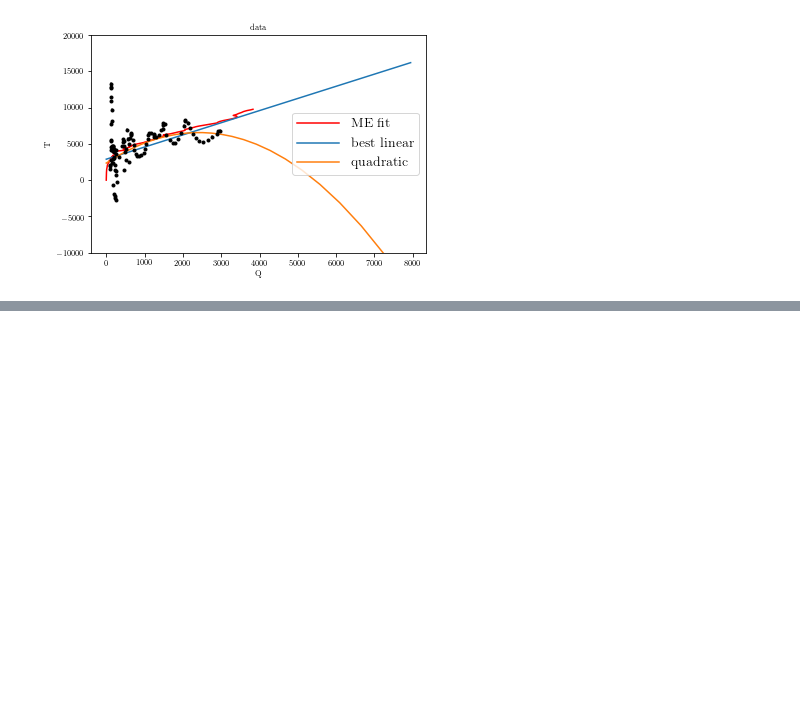
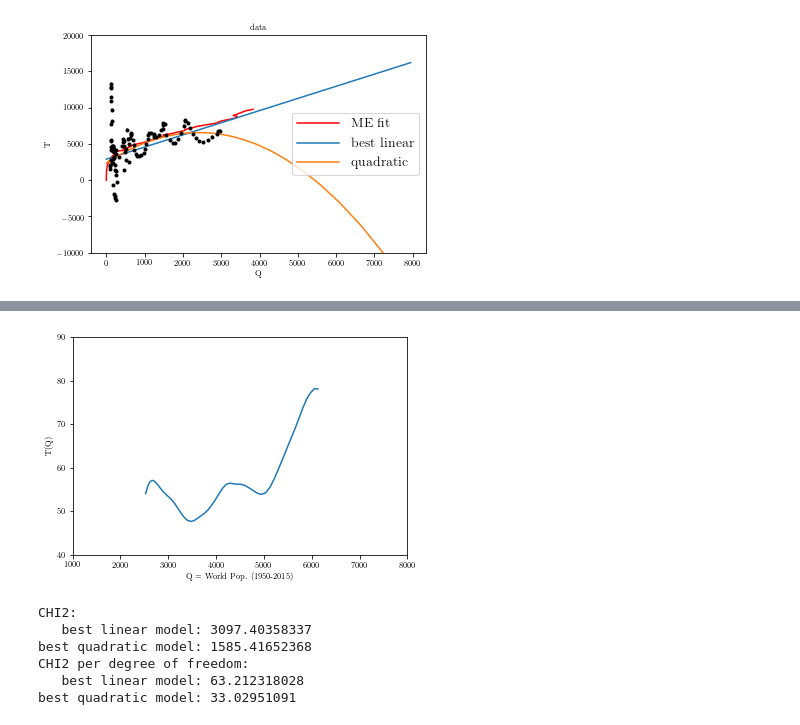
Before and after one commit to Ragadeepika-Pucha/astr-324-s17, a Jupyter notebook: notebooks/Extras-economics.ipynb, the cells around one changed output, grey strips where cells are left out. Saved outputs shown, nothing was run; the diff lists cells and outputs as text; code cells hidden in the pictures; blank space fills up the shorter version.

```diff
--- a/notebooks/Extras-economics.ipynb
+++ b/notebooks/Extras-economics.ipynb
@@ -231,0 +261,58 @@ ax.set_ylim(-10000, 20000)
+# %%
+# qiven t and Q, T(Q) = 1/[d(lnQ)/dt]
+def getGrowthTime2(t, Q):
+    dQdt = 0*Q
+    for i in range(0, Q.size-1):
+        dQdt[i] = (Q[i+1]-Q[i])/(t[i+1]-t[i])
+    dlnQdt = dQdt / Q
+    dlnQdt[Q.size-1] = dlnQdt[Q.size-2]
+    return 1.0/dlnQdt
+# %%
+# let's plot T(Q)
+time = year - year[0]
+T = getGrowthTime2(time, wp)
+# plot
+fig, ax = plt.subplots()
+ax.plot(wp, T)
+ax.set(xlabel='Q = World Pop. (1950-2015)', ylabel='T(Q)')
+ax.set_xlim(1000, 8000)
+ax.set_ylim(40, 90)
+ax.legend(loc='best', fontsize=14)
+# %% [output]
+[figure, added]
+# %%
+# a problem: what is error for T?
+# ansatz for now: constant 1% error plus systematic error
+Terr = 0.01*np.abs(T) + 0.1
+data = wp, T, Terr
+
+# get best-fit parameters for linear, quadratic and cubic models
+theta1 = best_theta(1, data=data)
+theta2 = best_theta(2, data=data)
+
+# generate best fit lines on a fine grid
+xfit = np.linspace(2000, 8000, 100)
+yfit1 = polynomial_fit(theta1, xfit)
+yfit2 = polynomial_fit(theta2, xfit)
+
+# and compute chi2 per degree of freedom: sum{[(y-yfit)/sigma_y]^2}
+chi21 = np.sum(((T-polynomial_fit(theta1, wp))/Terr)**2)
+chi22 = np.sum(((T-polynomial_fit(theta2, wp))/Terr)**2)
+
+# the number of fitted parameters is 2, 3, 4
+chi2dof1 = chi21/(Ndata - 2)
+chi2dof2 = chi22/(Ndata - 3)
+
+print "CHI2:"
+print '   best linear model:', chi21
+print 'best quadratic model:', chi22
+print "CHI2 per degree of freedom:"
+print '   best linear model:', chi2dof1
+print 'best quadratic model:', chi2dof2
+# %% [output]
+CHI2:
+   best linear model: 3097.40358337
+best quadratic model: 1585.41652368
+CHI2 per degree of freedom:
+   best linear model: 63.212318028
+best quadratic model: 33.02951091
```
Also changed, not shown: parts of 13 cells of this notebook.
